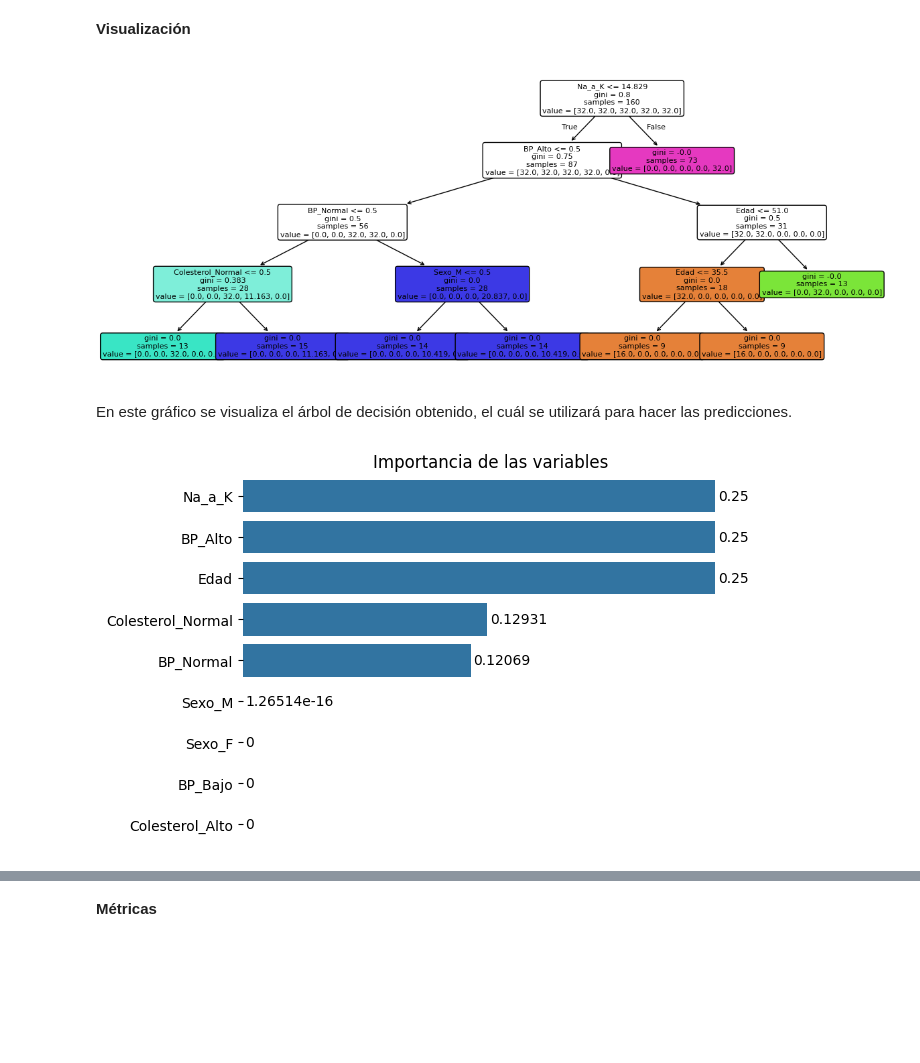
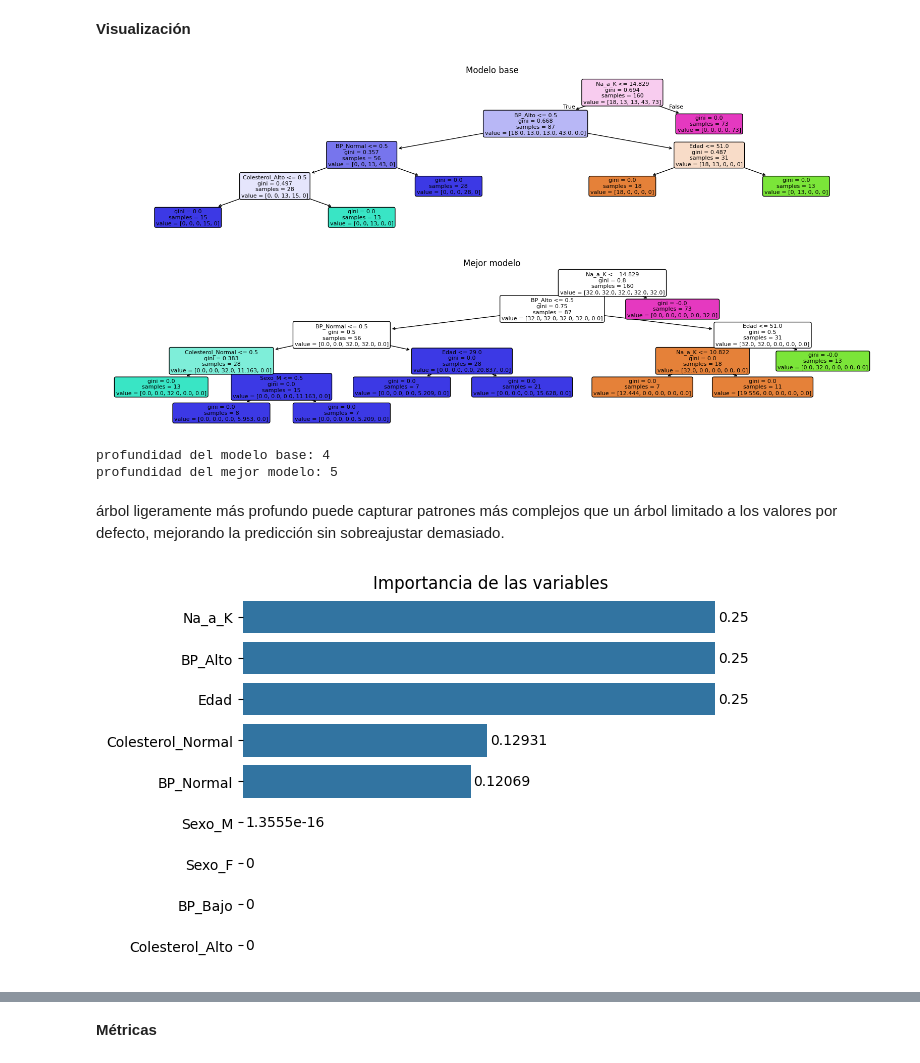
Before and after one commit to juanachies/TP2_Mineria, a Jupyter notebook: tp.ipynb, the cells around one changed output, grey strips where cells are left out. Saved outputs shown, nothing was run; the diff lists cells and outputs as text; code cells hidden in the pictures; blank space fills up the shorter version.

Commit message:
'Mejoras'

```diff
--- a/tp.ipynb
+++ b/tp.ipynb
@@ -454,0 +494,8 @@ df2.head()
+# %%
+# Convertir columnas categóricas en numéricas
+df2 = pd.get_dummies(data=df2, columns=['Sexo', 'BP', 'Colesterol'])
+
+cols_bool = ['Sexo_F', 'Sexo_M', 'BP_Alto', 'BP_Bajo', 'BP_Normal', 'Colesterol_Alto', 'Colesterol_Normal']
+df2[cols_bool] = df2[cols_bool].astype('int')
+
+df2.head()
@@ -553,0 +619,4 @@ X_train_scaled3.head()
+# %%
+modelo_base = DecisionTreeClassifier(max_depth=None)
+
+modelo_base.fit(X_train2, y_train2);
@@ -611,19 +677,35 @@ tableResult(y_test2, pred_test2).head()
 # %% [markdown]
 **Visualización**
 # %%
-plt.figure(figsize=(15,6))
-plot_tree(tree_clf, feature_names=X_train2.columns, fontsize=8, filled=True,
-               rounded=True)
+# Modelo base
+plt.figure(figsize=(20,4))
+plot_tree(modelo_base, feature_names=X_train2.columns, fontsize=8, filled=True, rounded=True)
+plt.title('Modelo base')
 plt.show()
+
+# Mejor modelo
+plt.figure(figsize=(20,4))
+plot_tree(tree_clf, feature_names=X_train2.columns, fontsize=8, filled=True, rounded=True)
+plt.title('Mejor modelo')
+plt.show()
 # %% [output]
-[figure, old version]
+[figure, new version]
+[figure, added]
-# %% [markdown]
-En este gráfico se visualiza el árbol de decisión obtenido, el cuál se utilizará para hacer las predicciones.
+# %%
+# Obtenemos las profundidades de los árboles
+profundidad_modelo_base = modelo_base.get_depth()
+profundidad_tree_clf = tree_clf.get_depth()
+
+print(f'profundidad del modelo base: {profundidad_modelo_base}')
+print(f'profundidad del mejor modelo: {profundidad_tree_clf}')
+# %% [output]
+profundidad del modelo base: 4
+profundidad del mejor modelo: 5
+# %% [markdown]
+árbol ligeramente más profundo puede capturar patrones más complejos que un árbol limitado a los valores por defecto, mejorando la predicción sin sobreajustar demasiado.
 # %%
-features_df = pd.DataFrame({'features': X_train2.columns,
-                            'importances': tree_clf.feature_importances_ })
+features_df = pd.DataFrame({'features': X_train2.columns, 'importances': tree_clf.feature_importances_ })
 
-# Ordeno en base a la importancia
 features_df_sorted = features_df.sort_values(by='importances', ascending=False)
 
 g = sns.barplot(data=features_df_sorted, x='importances', y ='features')
@@ -633,4 +715,4 @@ g.set(xlabel=None, ylabel=None, xticks=[])
 for value in g.containers:
     g.bar_label(value, padding=2)
 # %% [output]
-[figure, old version]
+[figure, new version]
```
Also changed, not shown: parts of 155 cells of this notebook.
